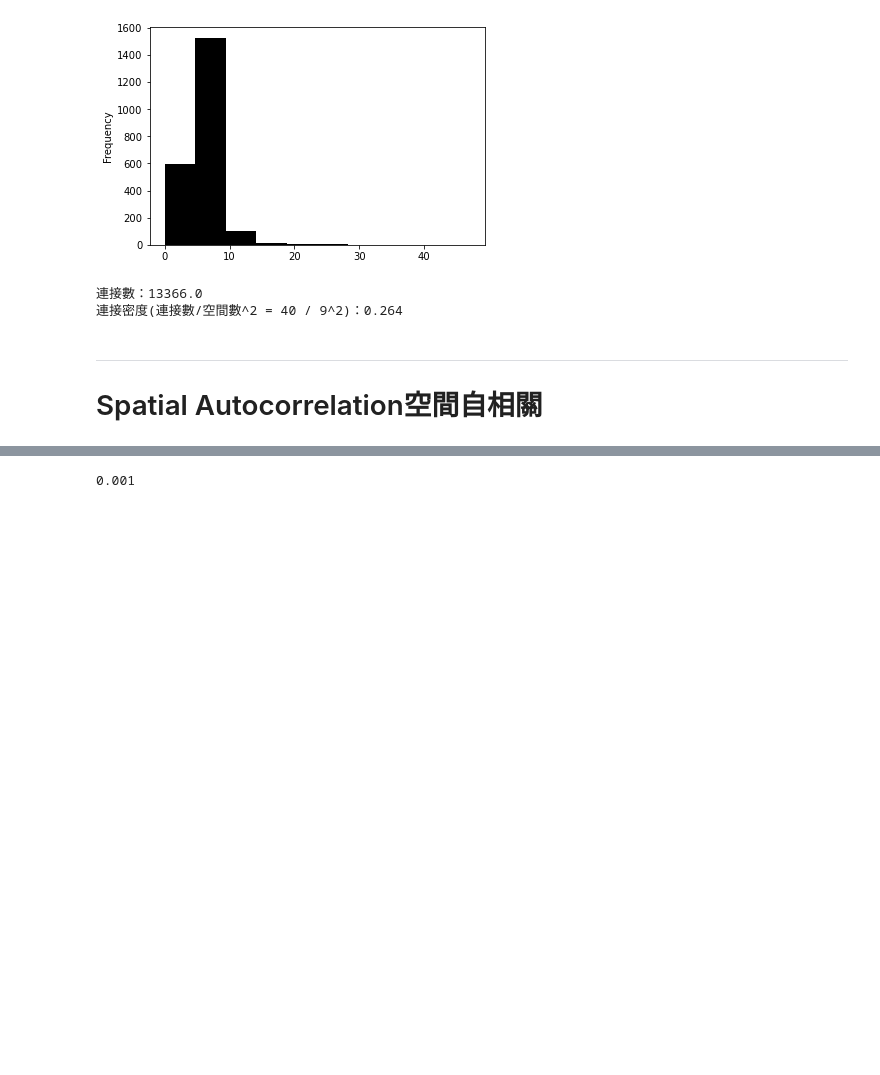
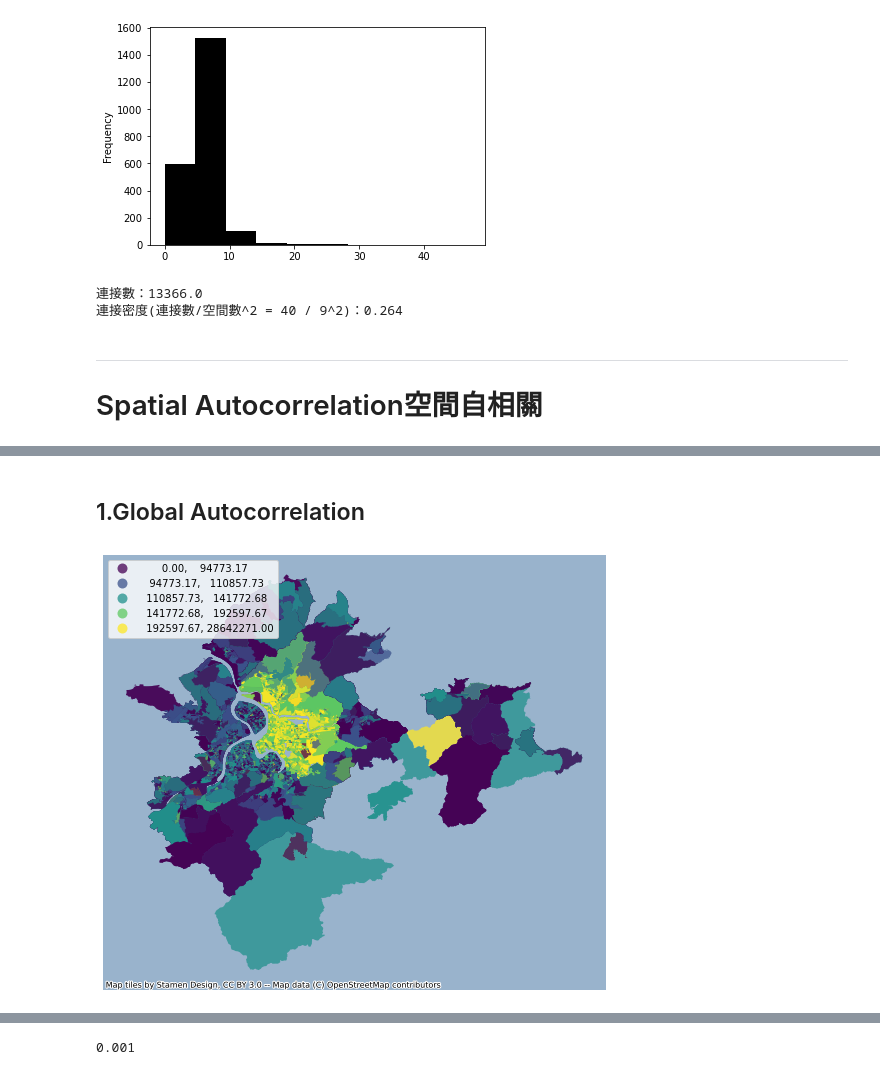
Before and after one commit to TWGraceChen/HouseSpatialAnalysis, a Jupyter notebook: share/House.ipynb, the cells around one changed output, grey strips where cells are left out. Cells and saved outputs as stored; diff of their text form; code cells hidden in the pictures; blank space fills up the shorter version.

```diff
--- a/share/House.ipynb
+++ b/share/House.ipynb
@@ -247,2 +287,24 @@ w = weights.contiguity.Rook.from_dataframe(db)
   warnings.warn(message)
+# %% [markdown]
+## 1.Global Autocorrelation
+# %%
+# 單價繪圖
+f, ax = plt.subplots(1, figsize=(9, 9))
+db.plot(column='unit_price',
+        cmap='viridis',
+        scheme='quantiles',
+        k=5,
+        edgecolor='white',
+        linewidth=0.,
+        alpha=0.75,
+        legend=True,
+        legend_kwds={"loc": 2},
+        ax=ax)
+contextily.add_basemap(ax,
+                       crs=db.crs,
+                       source=contextily.providers.Stamen.TerrainBackground
+                      )
+ax.set_axis_off()
+# %% [output]
+[figure, added]
 # %%
```
Also changed, not shown: parts of 53 cells of this notebook.
